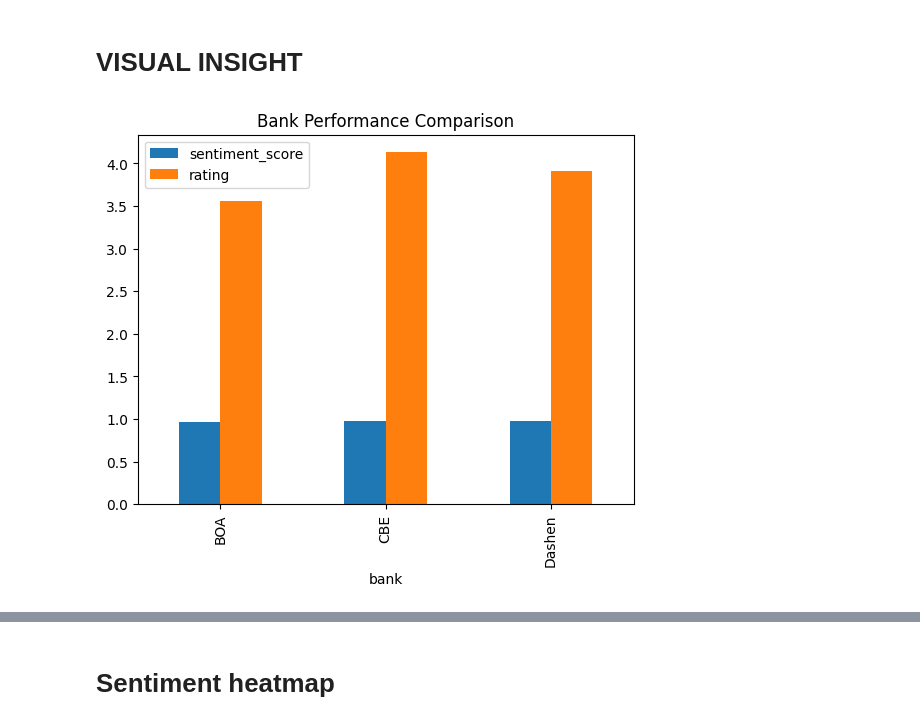
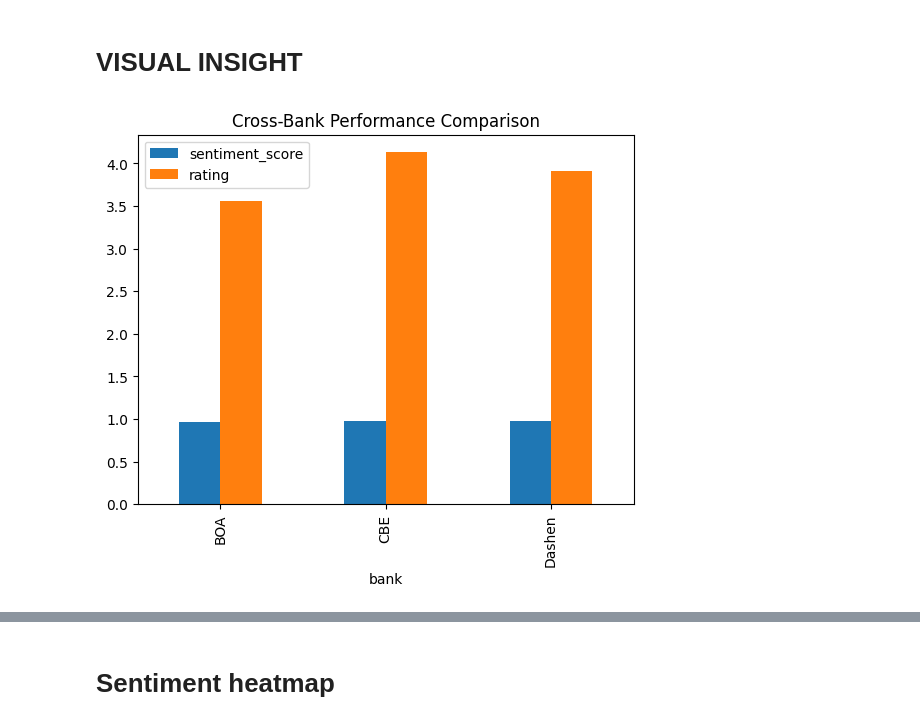
Before and after one commit to yenguandroid/fintech-review-analytics, a Jupyter notebook: notebooks/task4_insights.ipynb, the cells around one changed output, grey strips where cells are left out. Saved outputs shown, nothing was run; the diff lists cells and outputs as text; code cells hidden in the pictures.

```diff
--- a/notebooks/task4_insights.ipynb
+++ b/notebooks/task4_insights.ipynb
@@ -128,7 +160,7 @@ summary
 # VISUAL INSIGHT
 # %%
 summary.plot(kind="bar")
-plt.title("Bank Performance Comparison")
+plt.title("Cross-Bank Performance Comparison")
 plt.show()
 # %% [output]
-[figure, old version]
+[figure, new version]
```
Also changed, not shown: parts of 9 cells of this notebook.
